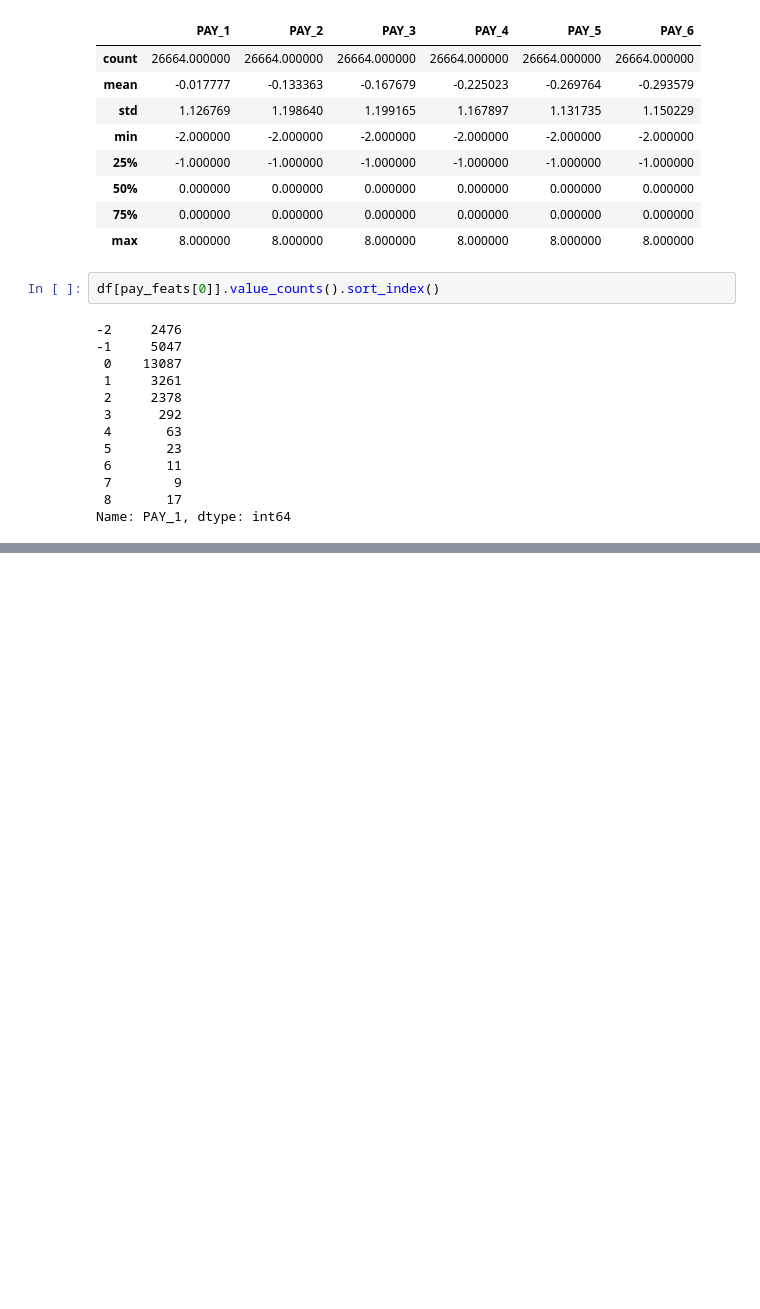
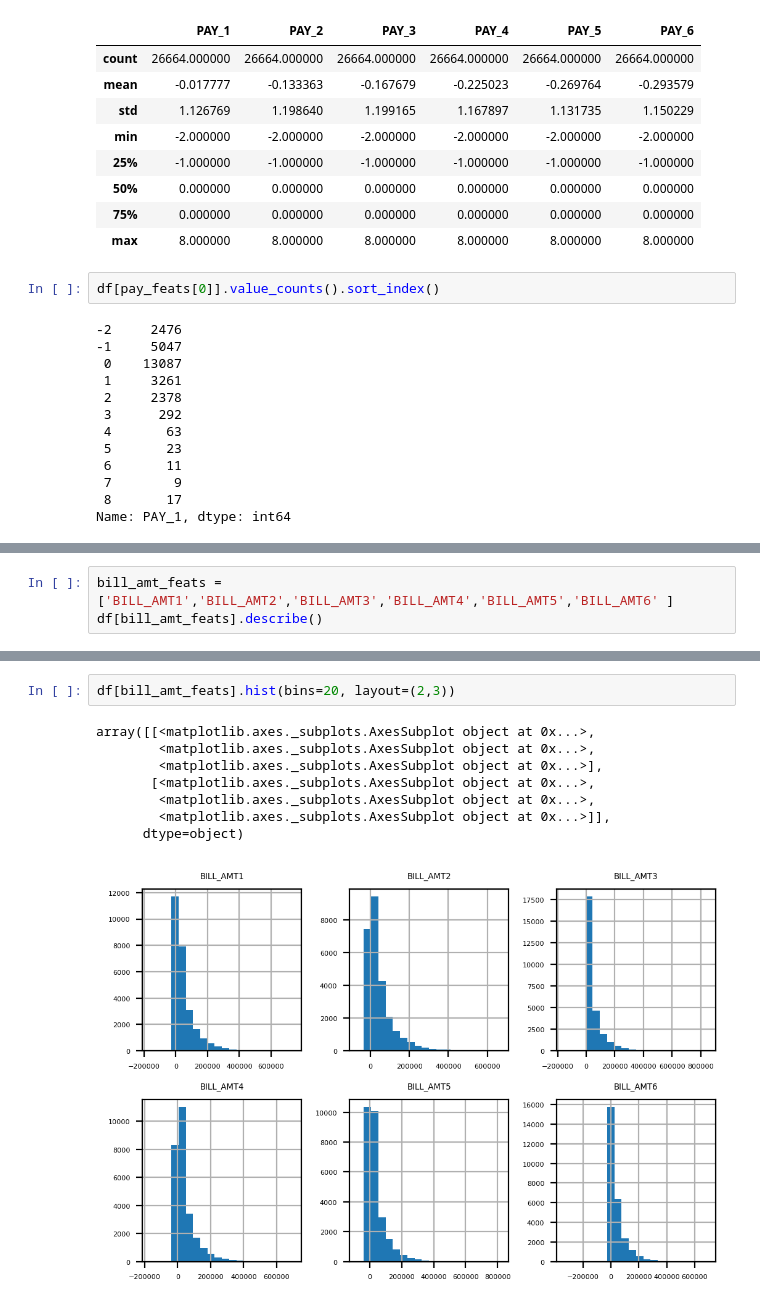
Before and after one commit to raceit80/dsp, a Jupyter notebook: data_visualization_1.ipynb, the cells around one changed output, grey strips where cells are left out. Cells and saved outputs as stored; diff of their text form; blank space fills up the shorter version.

```diff
--- a/data_visualization_1.ipynb
+++ b/data_visualization_1.ipynb
@@ -46,0 +94,3 @@ df[pay_feats[0]].hist()
+# %%
+bill_amt_feats = ['BILL_AMT1','BILL_AMT2','BILL_AMT3','BILL_AMT4','BILL_AMT5','BILL_AMT6' ]
+df[bill_amt_feats].describe()
@@ -46,0 +107,11 @@ df[pay_feats[0]].hist()
+# %%
+df[bill_amt_feats].hist(bins=20, layout=(2,3))
+# %% [output]
+array([[<matplotlib.axes._subplots.AxesSubplot object at 0x...>,
+        <matplotlib.axes._subplots.AxesSubplot object at 0x...>,
+        <matplotlib.axes._subplots.AxesSubplot object at 0x...>],
+       [<matplotlib.axes._subplots.AxesSubplot object at 0x...>,
+        <matplotlib.axes._subplots.AxesSubplot object at 0x...>,
+        <matplotlib.axes._subplots.AxesSubplot object at 0x...>]],
+      dtype=object)
+[figure, added]
```
Also changed, not shown: parts of 11 cells of this notebook.
